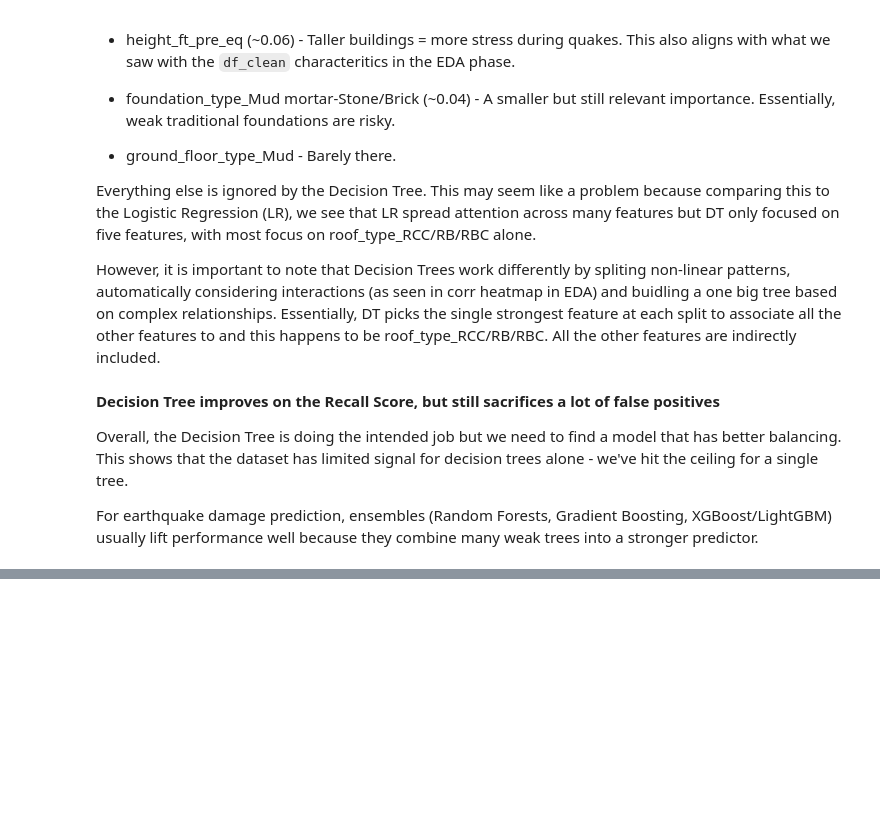
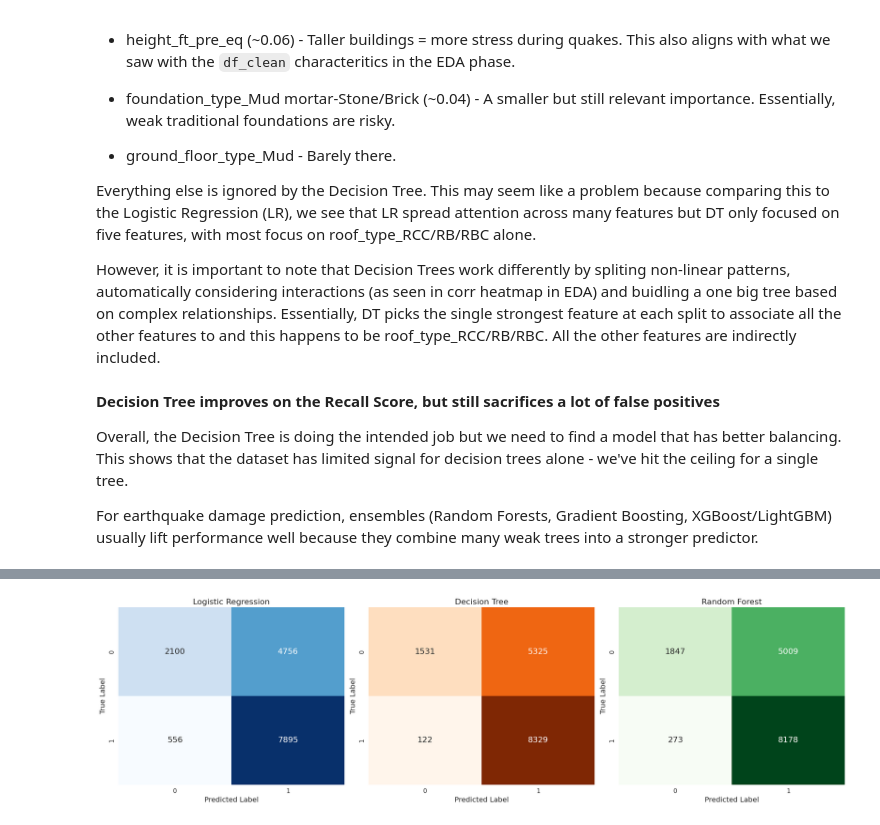
Before and after one commit to DominicNyabuto/Earthquake-Damage-Classification-Kavrepalanchok-Nepal, a Jupyter notebook: notebooks/codespace_earthquake-nepal-classification.ipynb, the cells around one changed output, grey strips where cells are left out. Cells and saved outputs as stored; diff of their text form; code cells hidden in the pictures; blank space fills up the shorter version.

```diff
--- a/notebooks/codespace_earthquake-nepal-classification.ipynb
+++ b/notebooks/codespace_earthquake-nepal-classification.ipynb
@@ -1318,0 +935,48 @@ interactive(children=(IntSlider(value=34, description='age_building', max=999),
+# %%
+# === Confusion Matrices ===
+
+
+# Compute confusion matrices
+cm_log = confusion_matrix(y_val, lr_y_val_preds)
+cm_dt = confusion_matrix(y_val, dt_y_val_preds)
+cm_rf = confusion_matrix(y_val, rf_y_val_preds)
+
+# List of confusion matrices and titles
+cms = [cm_log, cm_dt, cm_rf]
+titles = ["Logistic Regression", "Decision Tree", "Random Forest"]
+cmaps = ["Blues", "Oranges", "Greens"]
+
+# Optionally, set class labels (e.g., [0, 1] for binary)
+class_labels = [0, 1]
+
+# Create side-by-side heatmaps
+fig, axes = plt.subplots(1, 3, figsize=(21, 6))
+for i, (cm, title, cmap) in enumerate(zip(cms, titles, cmaps)):
+    sns.heatmap(
+        cm,
+        annot=True,
+        fmt="d",
+        cmap=cmap,
+        ax=axes[i],
+        cbar=False,
+        xticklabels=class_labels,
+        yticklabels=class_labels,
+        annot_kws={"size": 16}
+    )
+    axes[i].set_title(title, fontsize=16)
+    axes[i].set_xlabel("Predicted Label", fontsize=14)
+    axes[i].set_ylabel("True Label", fontsize=14)
+    axes[i].tick_params(axis='x', labelsize=12)
+    axes[i].tick_params(axis='y', labelsize=12)
+
+plt.tight_layout()
+
+# Save image
+
+# plt.savefig(
+#     "/workspaces/Earthquake-Damage-Classification-Kavrepalanchok-Nepal/results/figures/Confusion_Matrices.png",
+#     dpi=300, bbox_inches="tight")
+
+plt.show()
+# %% [output]
+[figure, added]
```
Also changed, not shown: parts of 39 cells of this notebook, 10 other files.
